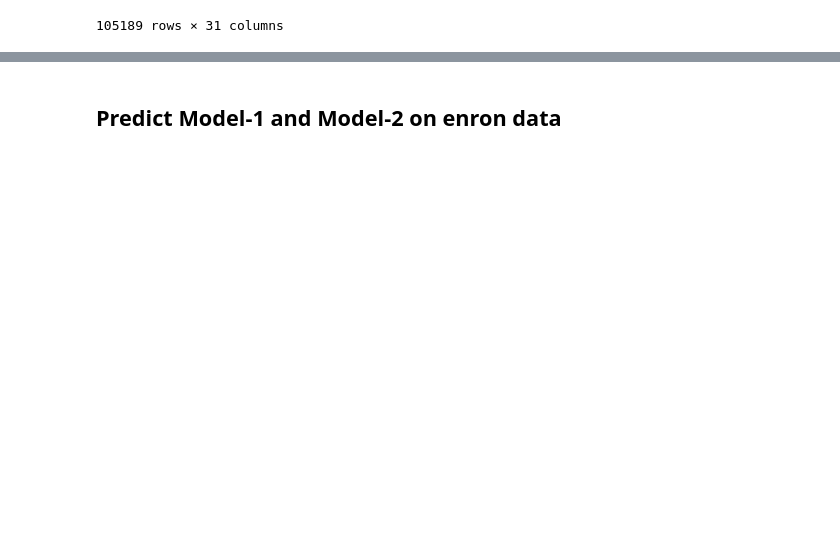
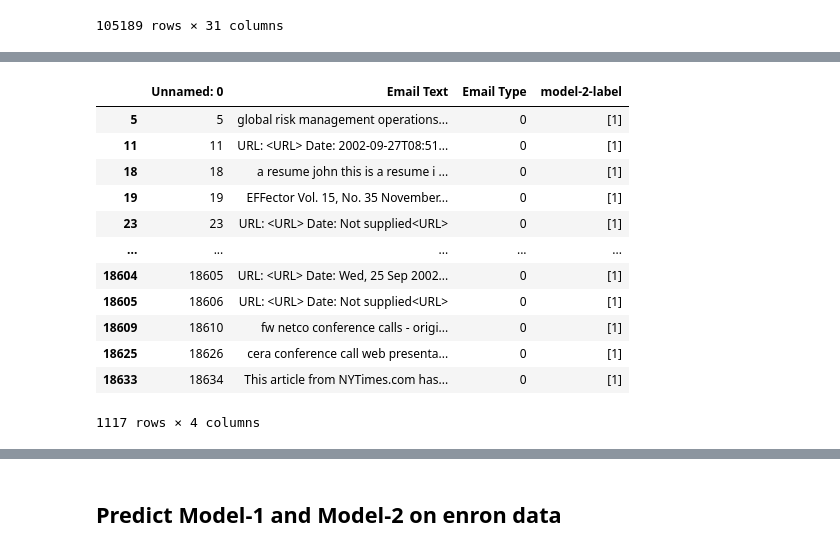
Before and after one commit to advaithsrao/Fraud-Detector, a Jupyter notebook: notebooks/data_explorer.ipynb, the cells around one changed output, grey strips where cells are left out. Drawn from its saved outputs; the diff is of its cells as text; code cells hidden in the pictures; blank space fills up the shorter version.

```diff
--- a/notebooks/data_explorer.ipynb
+++ b/notebooks/data_explorer.ipynb
@@ -755,0 +775,29 @@ data
+# %%
+data1['Email Type'] = data1['Email Type'].swifter.apply(lambda x: 1 if x == 'Phishing Email' else 0)
+# data2['Class'] = data2['Class'].swifter.apply(lambda x: 1 if x == 'Fraud' else 0)
+# %%
+preprocessor = Preprocessor()
+data1['Email Text'] = data1['Email Text'].swifter.apply(lambda x: preprocessor(x) if type(x) == str else x)
+data2['Text'] = data2['Text'].swifter.apply(lambda x: preprocessor(x) if type(x) == str else x)
+# %%
+data1.dropna(inplace=True)
+data2.dropna(inplace=True)
+# %%
+data1['model-2-label'] = data1['Email Text'].swifter.apply(lambda x: model2.predict([x]))
+data2['model-1-label'] = data2['Text'].swifter.apply(lambda x: model1.predict([x]))
+# %%
+data1[data1['model-2-label'] == 1][data1['Email Type'] == 0]
+# %% [output]
+|  | Unnamed: 0 | Email Text | Email Type | model-2-label |
+| 5 | 5 | global risk management operations... | 0 | [1] |
+| 11 | 11 | URL: <URL> Date: 2002-09-27T08:51... | 0 | [1] |
+| 18 | 18 | a resume john this is a resume i ... | 0 | [1] |
+| 19 | 19 | EFFector Vol. 15, No. 35 November... | 0 | [1] |
+| 23 | 23 | URL: <URL> Date: Not supplied<URL> | 0 | [1] |
+| ... | ... | ... | ... | ... |
+| 18604 | 18605 | URL: <URL> Date: Wed, 25 Sep 2002... | 0 | [1] |
+| 18605 | 18606 | URL: <URL> Date: Not supplied<URL> | 0 | [1] |
+| 18609 | 18610 | fw netco conference calls - origi... | 0 | [1] |
+| 18625 | 18626 | cera conference call web presenta... | 0 | [1] |
+| 18633 | 18634 | This article from NYTimes.com has... | 0 | [1] |
+1117 rows × 4 columns
```
Also changed, not shown: parts of 54 cells of this notebook, 10 other files.
